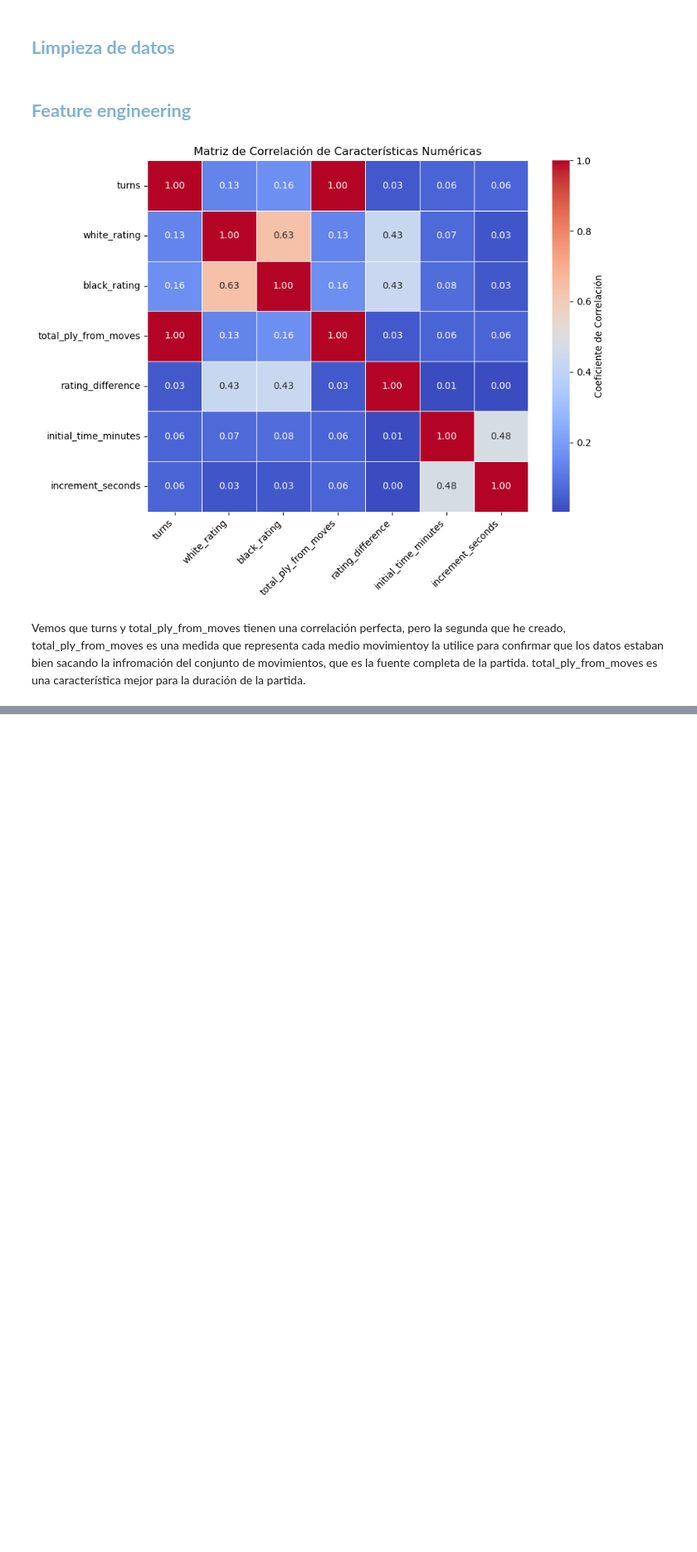
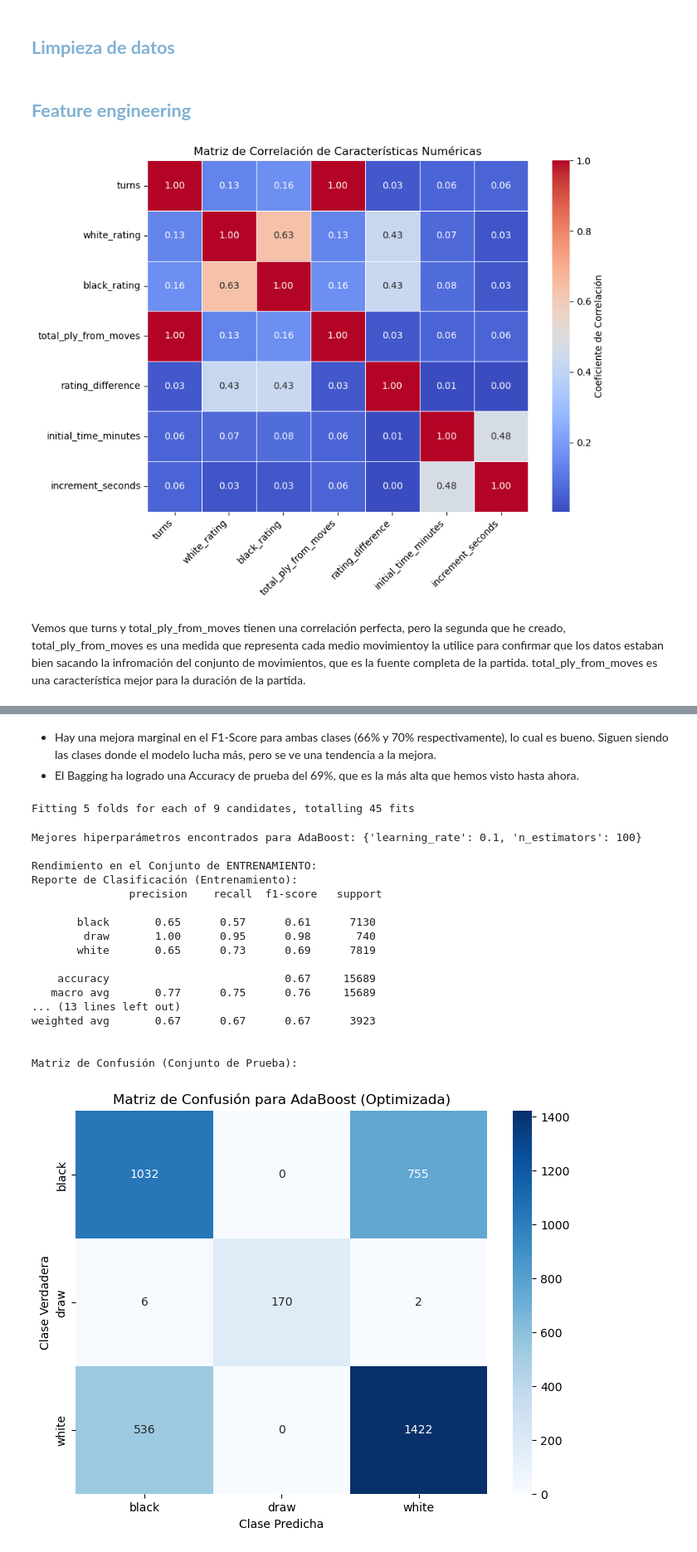
Before and after one commit to JimenezRoDA/FungiScan, a Jupyter notebook: notebook/chess_winner.ipynb, the cells around one changed output, grey strips where cells are left out. Shown at 83% size. Drawn from its saved outputs; the diff is of its cells as text; code cells hidden in the pictures; blank space fills up the shorter version.

```diff
--- a/notebook/chess_winner.ipynb
+++ b/notebook/chess_winner.ipynb
@@ -109,0 +327,75 @@ x_train_norm, x_test_norm, scaler_fitted = normalize_features(x_train, x_test, n
+# %% [markdown]
+- Hay una mejora marginal en el F1-Score para ambas clases (66% y 70% respectivamente), lo cual es bueno. Siguen siendo las clases donde el modelo lucha más, pero se ve una tendencia a la mejora.
+- El Bagging ha logrado una Accuracy de prueba del 69%, que es la más alta que hemos visto hasta ahora.
+# %%
+# AdaBoost está diseñado para funcionar mejor con clasificadores base muy simples y "débiles".
+# Si los árboles base fueran ya muy complejos y buenos (como nuestro best_dt_model con max_depth=9)
+# tendrían muy pocos errores en los que concentrarse, y el proceso de boosting sería menos efectivo
+# Usaremos entonces uno muy simple y no el que teniamos evitando el overfitting:
+base_estimator_ada = DecisionTreeClassifier(max_depth=1, random_state=42)
+
+# Inicializamos el clasificador AdaBoost
+ada_model = AdaBoostClassifier(estimator=base_estimator_ada, random_state=42)
+
+# Definimos la cuadrícula de parámetros para AdaBoost
+param_grid_ada = {
+    'n_estimators': [50, 100, 200], # Prueba 50, 100, 200 árboles base
+    'learning_rate': [0.01, 0.1, 1.0] # Prueba diferentes tasas de aprendizaje
+}
+
+# Definimos
+grid_search_ada = GridSearchCV(ada_model, param_grid_ada, cv=5, scoring='accuracy', n_jobs=-1, verbose=1)
+
+# Ejecutamos la búsqueda en el conjunto de entrenamiento
+grid_search_ada.fit(x_train_norm, y_train)
+
+# Mostrar los Mejores Resultados de GridSearchCV
+best_params_ada = grid_search_ada.best_params_
+print(f"\nMejores hiperparámetros encontrados para AdaBoost: {best_params_ada}")
+
+# Los usamos
+best_ada_model = grid_search_ada.best_estimator_
+
+# Realizamos predicciones en ambos conjuntos
+y_train_pred_best_ada = best_ada_model.predict(x_train_norm)
+y_test_pred_best_ada = best_ada_model.predict(x_test_norm)
+
+# Evaluación en el conjunto de ENTRENAMIENTO
+print("\nRendimiento en el Conjunto de ENTRENAMIENTO:")
+print("Reporte de Clasificación (Entrenamiento):\n", classification_report(y_train, y_train_pred_best_ada, target_names=label_encoder.classes_))
+
+# Evaluación en el conjunto de PRUEBA
+print("\nRendimiento en el Conjunto de PRUEBA:")
+print("Reporte de Clasificación (Prueba):\n", classification_report(y_test, y_test_pred_best_ada, target_names=label_encoder.classes_))
+
+# Matriz de Confusión para el conjunto de prueba
+print("\nMatriz de Confusión (Conjunto de Prueba):")
+cm_best_ada = confusion_matrix(y_test, y_test_pred_best_ada)
+plt.figure(figsize=(8, 6))
+sns.heatmap(cm_best_ada, annot=True, fmt='d', cmap='Blues',
+            xticklabels=label_encoder.classes_,
+            yticklabels=label_encoder.classes_)
+plt.title(f'Matriz de Confusión para AdaBoost (Optimizada)')
+plt.xlabel('Clase Predicha')
+plt.ylabel('Clase Verdadera')
+plt.show()
+# %% [output]
+Fitting 5 folds for each of 9 candidates, totalling 45 fits
+Mejores hiperparámetros encontrados para AdaBoost: {'learning_rate': 0.1, 'n_estimators': 100}
+
+Rendimiento en el Conjunto de ENTRENAMIENTO:
+Reporte de Clasificación (Entrenamiento):
+               precision    recall  f1-score   support
+
+       black       0.65      0.57      0.61      7130
+        draw       1.00      0.95      0.98       740
+       white       0.65      0.73      0.69      7819
+
+    accuracy                           0.67     15689
+   macro avg       0.77      0.75      0.76     15689
+... (13 lines left out)
+weighted avg       0.67      0.67      0.67      3923
+
+
+Matriz de Confusión (Conjunto de Prueba):
+[figure, added]
```
Also changed, not shown: parts of 11 cells of this notebook.
